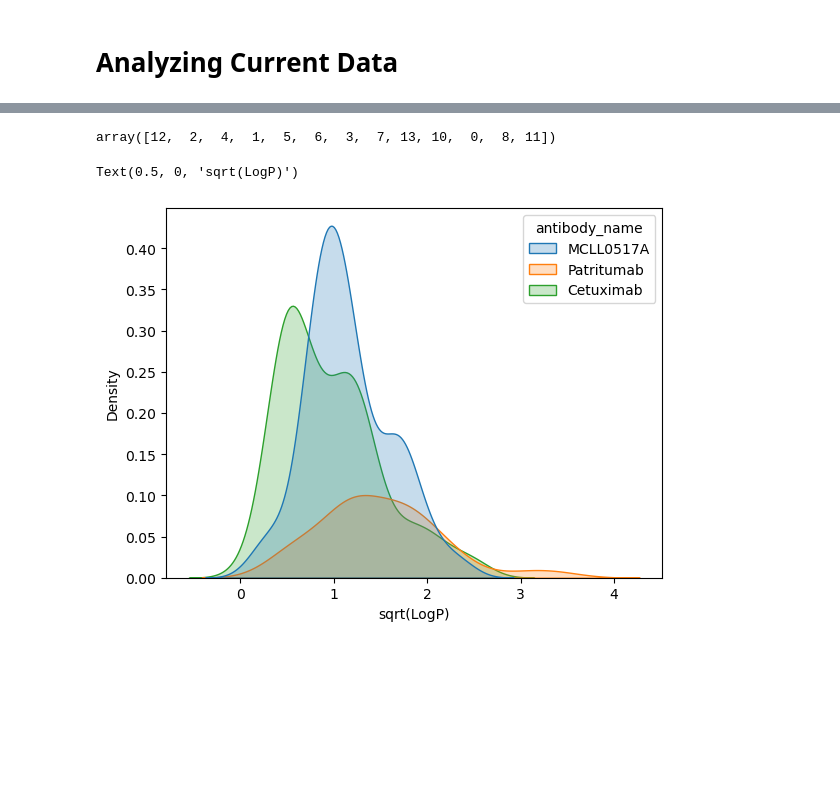
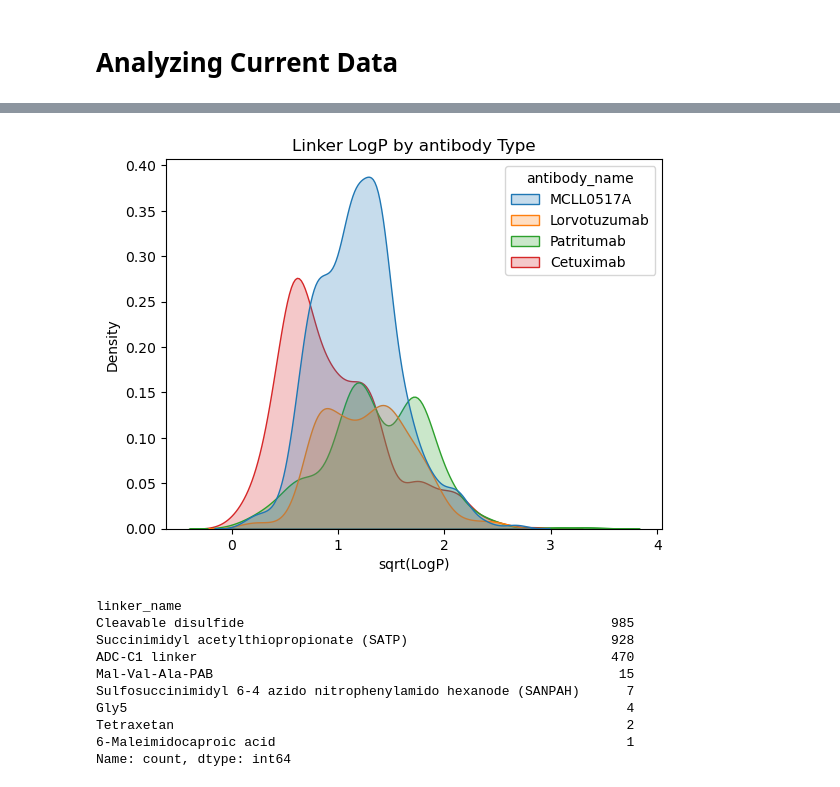
Before and after one commit to achase206/ADC-linker-generator, a Jupyter notebook: Chase_EDA.ipynb, the cells around one changed output, grey strips where cells are left out. Drawn from its saved outputs; the diff is of its cells as text; code cells hidden in the pictures; blank space fills up the shorter version.

```diff
--- a/Chase_EDA.ipynb
+++ b/Chase_EDA.ipynb
@@ -16,12 +16,13 @@ linker_trunc = linker_data.iloc[:800]
 # %%
 batches = pd.DataFrame()
-for i in range(0,701, 100):
+batch_size = 100
+for i in range(0,linker_data.shape[0], batch_size):
     batch = pd.read_pickle(f"data/adc_data/adc_batch_{i}.pkl")
     batches = pd.concat([batches, batch])
 # %%
 batches = batches.reset_index()
-linker_trunc  = linker_trunc.reset_index()
-merged_linker = linker_trunc.merge(batches, left_index=True, right_index=True)
+linker_data  = linker_data.reset_index()
+merged_linker = linker_data.merge(batches, left_index=True, right_index=True)
 merged_linker['smiles_x'].equals(merged_linker['smiles_y'])
 # %% [output]
 True
@@ -215,11 +236,8 @@ plt.xticks(rotation=45, ha='right')
-# %%
-linker['K-means'].unique()
-# %% [output]
-array([12,  2,  4,  1,  5,  6,  3,  7, 13, 10,  0,  8, 11])
 # %%
-antibody = ['Cetuximab','MCLL0517A','Patritumab']
-sns.kdeplot(data=linker[linker['antibody_name'].isin(antibody)], hue='antibody_name', x=np.sqrt(linker['LogP']), fill=True)
+antibody = ['Cetuximab','MCLL0517A','Patritumab', 'Lorvotuzumab']
+ax = sns.kdeplot(data=linker[linker['antibody_name'].isin(antibody)], hue='antibody_name', x=np.sqrt(linker['LogP']), fill=True)
 plt.xlabel("sqrt(LogP)")
+plt.title('Linker LogP by antibody Type')
+sns.move_legend(ax, 'upper right')
 # %% [output]
-Text(0.5, 0, 'sqrt(LogP)')
-[figure, old version]
+[figure, new version]
@@ -229,0 +244,13 @@ plt.xlabel("sqrt(LogP)")
+# %%
+linker['linker_name'].value_counts()
+# %% [output]
+linker_name
+Cleavable disulfide                                               985
+Succinimidyl acetylthiopropionate (SATP)                          928
+ADC-C1 linker                                                     470
+Mal-Val-Ala-PAB                                                    15
+Sulfosuccinimidyl 6-4 azido nitrophenylamido hexanode (SANPAH)      7
+Gly5                                                                4
+Tetraxetan                                                          2
+6-Maleimidocaproic acid                                             1
+Name: count, dtype: int64
```
Also changed, not shown: parts of 22 cells of this notebook.
